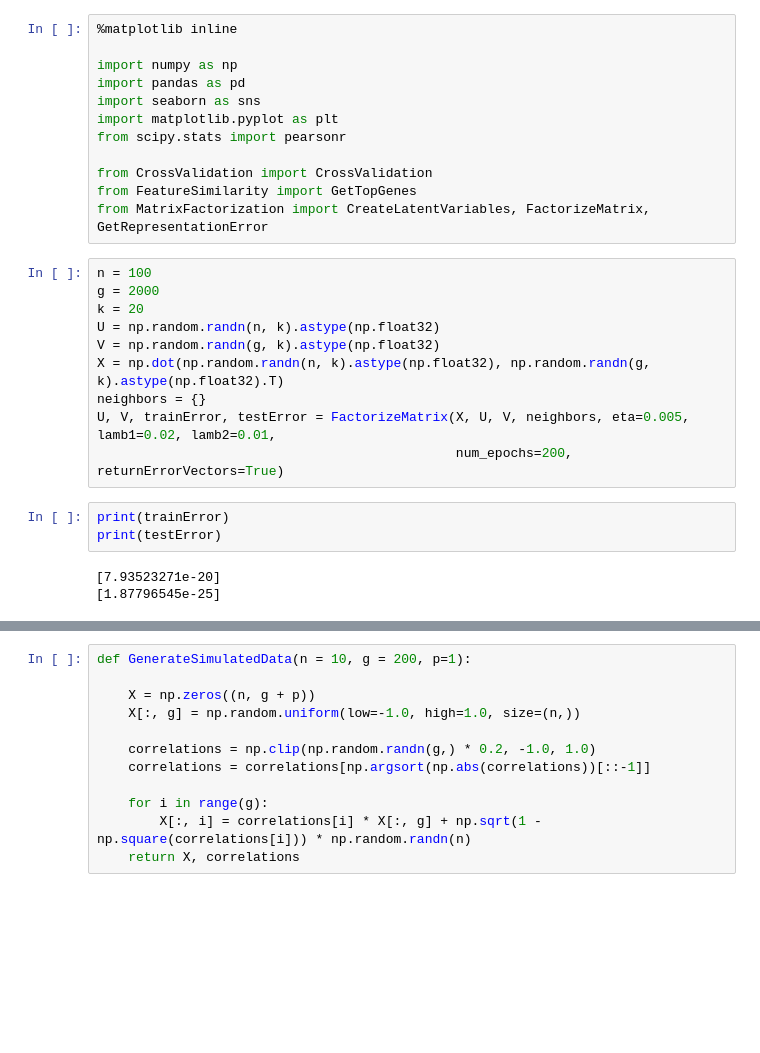
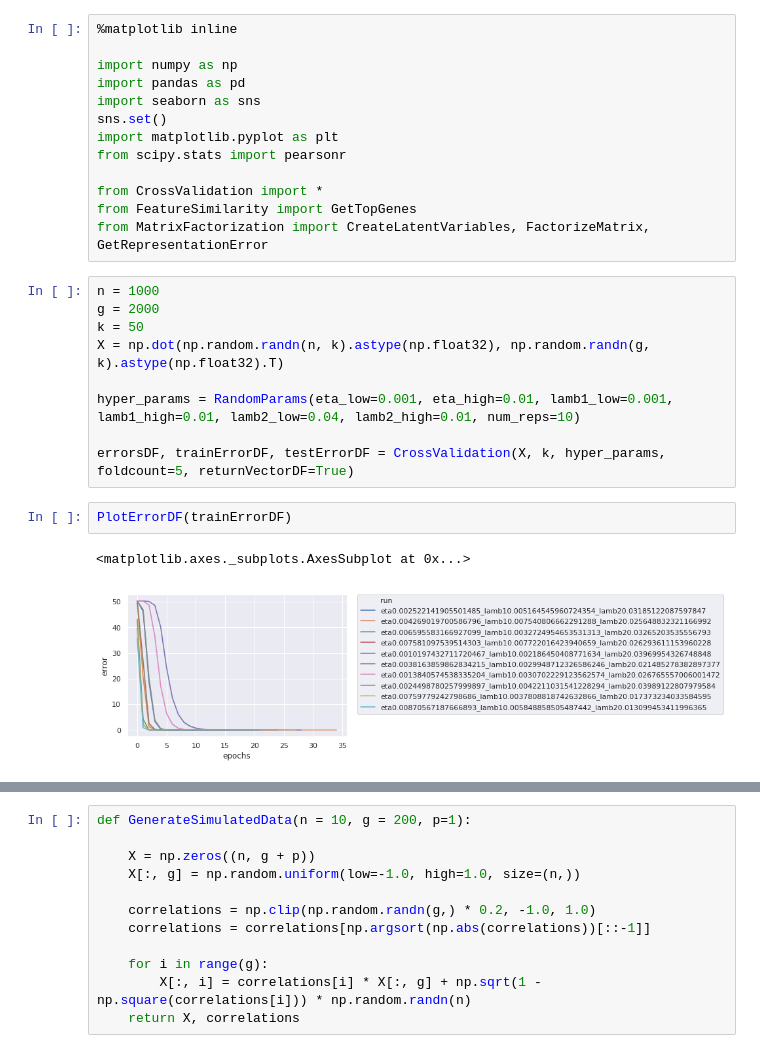
Before and after one commit to psturmfels/cfAD, a Jupyter notebook: SimpleSimulations.ipynb, the cells around one changed output, grey strips where cells are left out. Saved outputs shown, nothing was run; the diff lists cells and outputs as text; blank space fills up the shorter version.

```diff
--- a/SimpleSimulations.ipynb
+++ b/SimpleSimulations.ipynb
@@ -4,25 +4,24 @@
 import numpy as np
 import pandas as pd
 import seaborn as sns
+sns.set()
 import matplotlib.pyplot as plt
 from scipy.stats import pearsonr
 
-from CrossValidation import CrossValidation
+from CrossValidation import *
 from FeatureSimilarity import GetTopGenes
 from MatrixFactorization import CreateLatentVariables, FactorizeMatrix, GetRepresentationError
-# %%
-n = 100
-g = 2000
-k = 20
-U = np.random.randn(n, k).astype(np.float32)
-V = np.random.randn(g, k).astype(np.float32)
-X = np.dot(np.random.randn(n, k).astype(np.float32), np.random.randn(g, k).astype(np.float32).T)
-neighbors = {}
-U, V, trainError, testError = FactorizeMatrix(X, U, V, neighbors, eta=0.005, lamb1=0.02, lamb2=0.01,
-                                              num_epochs=200, returnErrorVectors=True)
-# %%
-print(trainError)
-print(testError)
-# %% [output]
-[7.93523271e-20]
-[1.87796545e-25]
+# %%
+n = 1000
+g = 2000
+k = 50
+X = np.dot(np.random.randn(n, k).astype(np.float32), np.random.randn(g, k).astype(np.float32).T)
+
+hyper_params = RandomParams(eta_low=0.001, eta_high=0.01, lamb1_low=0.001, lamb1_high=0.01, lamb2_low=0.04, lamb2_high=0.01, num_reps=10)
+
+errorsDF, trainErrorDF, testErrorDF = CrossValidation(X, k, hyper_params, foldcount=5, returnVectorDF=True)
+# %%
+PlotErrorDF(trainErrorDF)
+# %% [output]
+<matplotlib.axes._subplots.AxesSubplot at 0x...>
+[figure, added]
```
Also changed, not shown: parts of 2 cells of this notebook, 12 other files.
